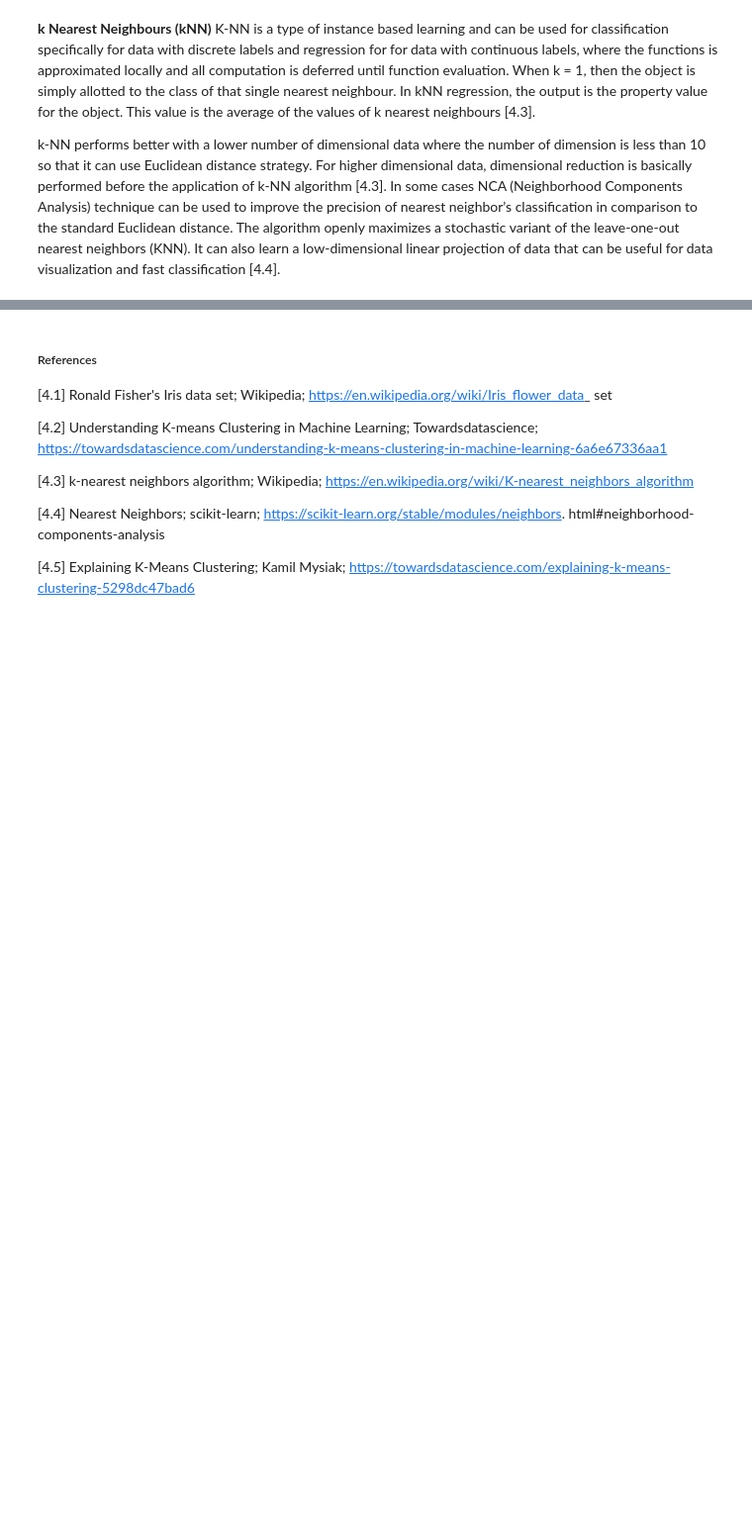
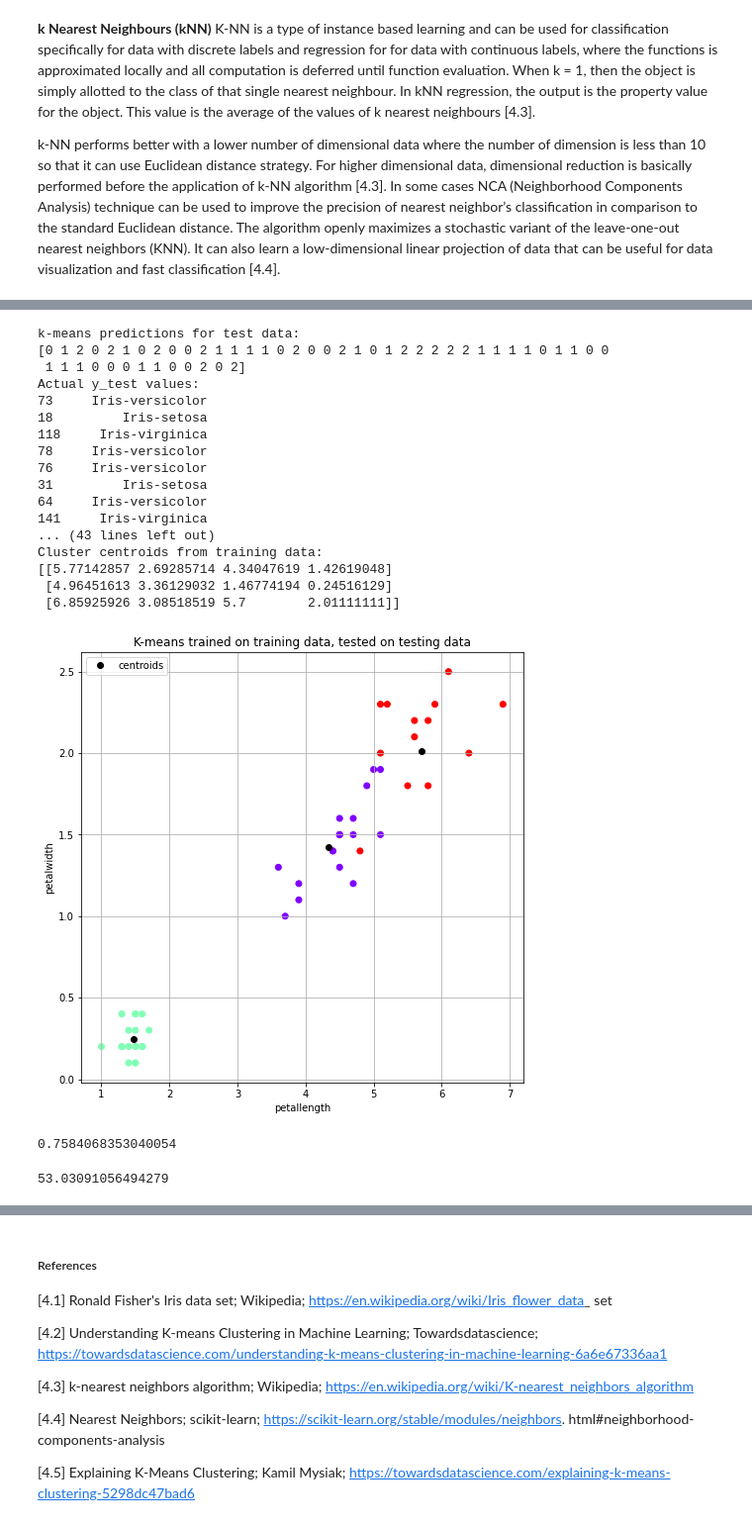
Before and after one commit to SasiGV/ML-Task2020, a Jupyter notebook: ML-Task2020.ipynb, the cells around one changed output, grey strips where cells are left out. Shown at 99% size. Drawn from its saved outputs; the diff is of its cells as text; code cells hidden in the pictures; blank space fills up the shorter version.

```diff
--- a/ML-Task2020.ipynb
+++ b/ML-Task2020.ipynb
@@ -695,0 +714,65 @@ k-NN performs better with a lower number of dimensional data where the number of
+# %%
+# To split dataset into train/test parts.
+# https://scikit-learn.org/stable/modules/generated/sklearn.model_selection.train_test_split.html
+# 100 for training, 50 for test X,y kept together
+# Default random_state = None if don't want same result every time, random_state=int otherwise
+X_train, X_test, y_train, y_test = train_test_split(X, y, test_size=0.33, random_state = 42)
+
+#train the model
+# %%
+#  Train kmeans on training set.
+kmeans = KMeans(n_clusters=3) #random_state=0
+kmeans.fit(X_train)
+
+# How does it do with test data?
+y_out = kmeans.predict(X_test)
+print('k-means predictions for test data:')
+print(y_out)
+print('Actual y_test values:')
+print(y_test)
+
+# Final locations of the centroids found using training data.
+print('Cluster centroids from training data:')
+print(kmeans.cluster_centers_)
+
+# PL = [:,2], PW = [:,3]
+plt.plot(kmeans.cluster_centers_[:, 2], kmeans.cluster_centers_[:, 3], 'ko', label = 'centroids')
+plt.scatter(X_test.iloc[:,2], X_test.iloc[:,3], c=y_out, cmap='rainbow')
+plt.title('K-means trained on training data, tested on testing data')
+plt.xlabel('petallength')
+plt.ylabel('petalwidth')
+plt.legend()
+plt.grid()
+# %% [output]
+k-means predictions for test data:
+[0 1 2 0 2 1 0 2 0 0 2 1 1 1 1 0 2 0 0 2 1 0 1 2 2 2 2 2 1 1 1 1 0 1 1 0 0
+ 1 1 1 0 0 0 1 1 0 0 2 0 2]
+Actual y_test values:
+73     Iris-versicolor
+18         Iris-setosa
+118     Iris-virginica
+78     Iris-versicolor
+76     Iris-versicolor
+31         Iris-setosa
+64     Iris-versicolor
+141     Iris-virginica
+... (43 lines left out)
+Cluster centroids from training data:
+[[5.77142857 2.69285714 4.34047619 1.42619048]
+ [4.96451613 3.36129032 1.46774194 0.24516129]
+ [6.85925926 3.08518519 5.7        2.01111111]]
+[figure, added]
+# %%
+# From: https://scikit-learn.org/stable/modules/clustering.html#clustering-performance-evaluation
+from sklearn import metrics
+labels_true = y_out
+labels_pred = y_test
+
+metrics.adjusted_rand_score(labels_true, labels_pred)
+# %% [output]
+0.7584068353040054
+# %%
+# The lowest sum of squared errors value.
+kmeans.inertia_
+# %% [output]
+53.03091056494279
```
Also changed, not shown: parts of 14 cells of this notebook.
